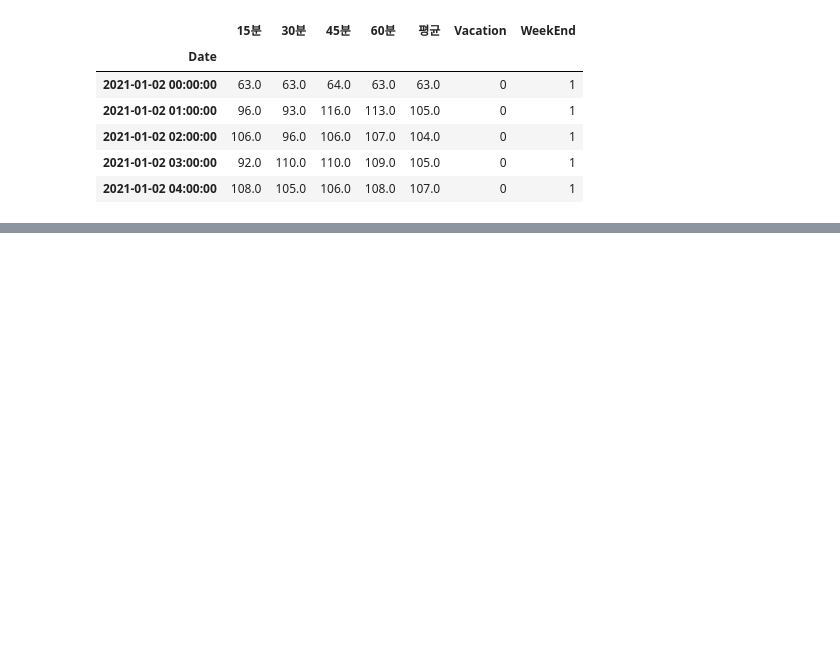
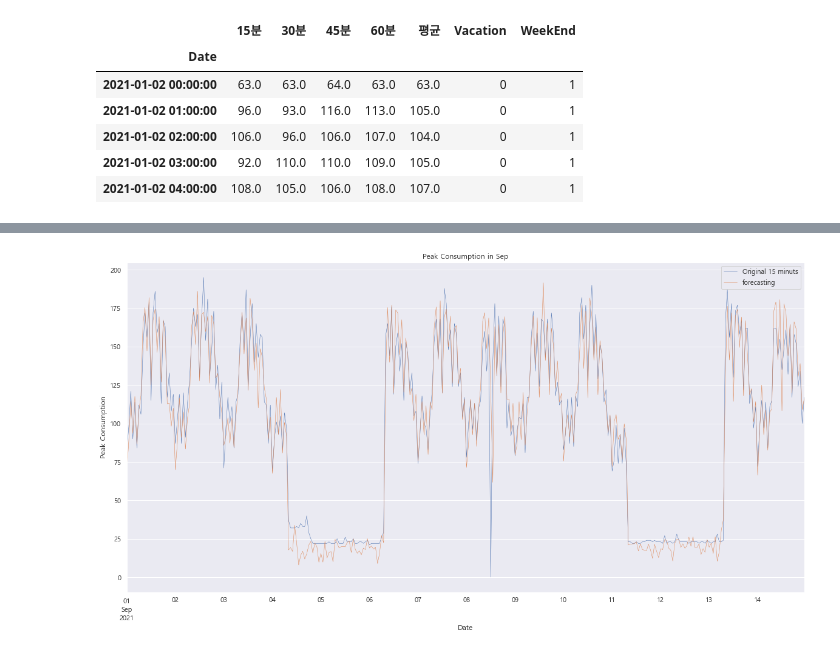
Before and after one commit to bigdataleeky/python, a Jupyter notebook: 20220513/20220513_자원최적화AI.ipynb, the cells around one changed output, grey strips where cells are left out. Drawn from its saved outputs; the diff is of its cells as text; code cells hidden in the pictures; blank space fills up the shorter version.

```diff
--- a/20220513/20220513_자원최적화AI.ipynb
+++ b/20220513/20220513_자원최적화AI.ipynb
@@ -764,0 +765,4 @@ compare_result
+# %%
+compare_result.index = index_column
+compare_result.index.names = ['Date']
+compare_result
@@ -764,0 +784,8 @@ compare_result
+# %%
+# plot()함수를 이용해서 시각화
+compare_result.loc['2021-09'].plot(linewidth=0.5)
+plt.title('Peak Consumption in Sep')
+plt.ylabel("Peak Consumption")
+plt.show()
+# %% [output]
+[figure, added]
```
Also changed, not shown: parts of 72 cells of this notebook.
